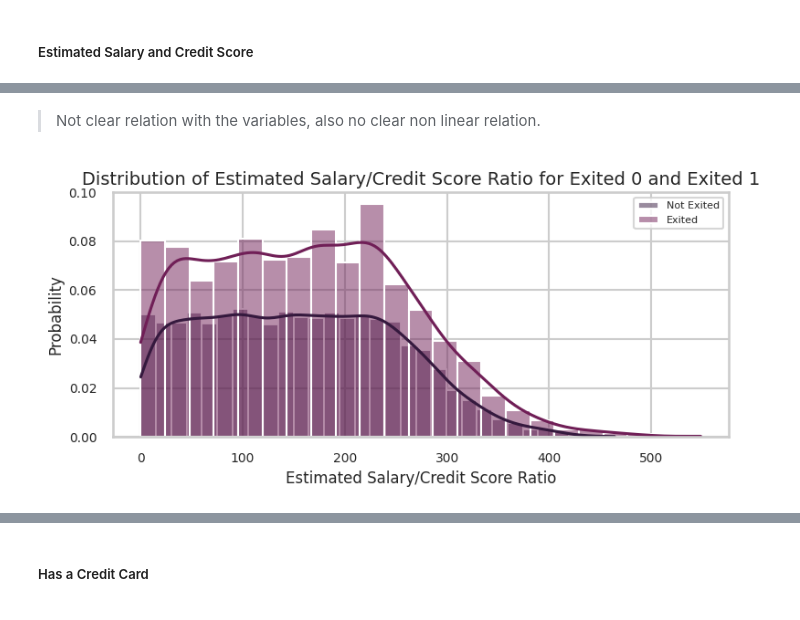
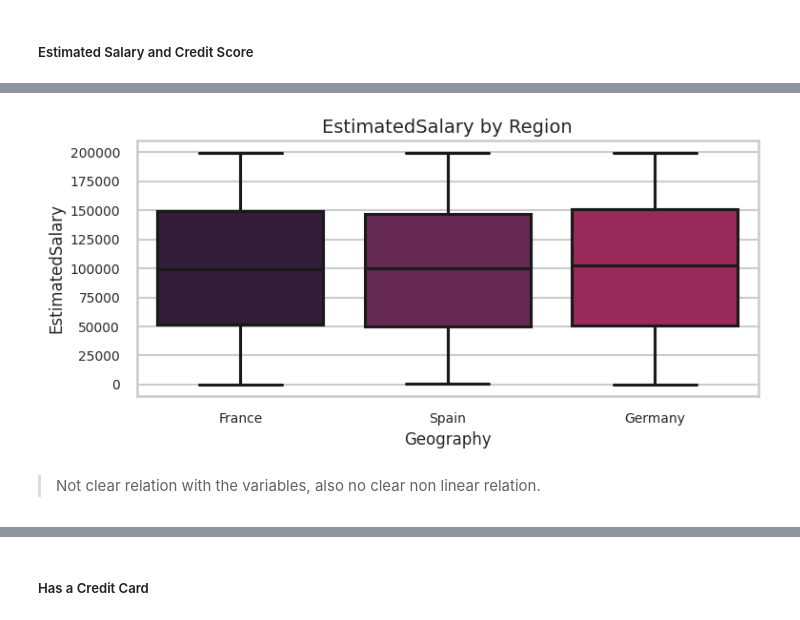
Before and after one commit to laizaparizotto/churn-prediction-kedro, a Jupyter notebook: churn-prediction/notebooks/EDA.ipynb, the cells around one changed output, grey strips where cells are left out. Saved outputs shown, nothing was run; the diff lists cells and outputs as text; code cells hidden in the pictures.

```diff
--- a/churn-prediction/notebooks/EDA.ipynb
+++ b/churn-prediction/notebooks/EDA.ipynb
@@ -433,25 +432,13 @@ plt.show()
+# %%
+format_seaborn_plots()
+
+# Estimated Salary by Geography
+sns.boxplot(x='Geography', y='EstimatedSalary', data=df)
+plt.title('EstimatedSalary by Region')
+plt.xlabel('Geography')
+plt.ylabel('EstimatedSalary')
+plt.show()
+# %% [output]
+[figure, added]
 # %% [markdown]
 > Not clear relation with the variables, also no clear non linear relation.
-# %%
-format_seaborn_plots()
-
-df['EstimatedSalary_CreditScore_Ratio'] = df['EstimatedSalary'] / df['CreditScore']
-
-# Plot histogram for 'EstimatedSalary_CreditScore_Ratio' column for 'Exited' == 0
-sns.histplot(data=df[df['Exited'] == 0], x='EstimatedSalary_CreditScore_Ratio', label='Not Exited', alpha=0.5, stat='probability', kde=True)
-
-# Plot histogram for 'EstimatedSalary_CreditScore_Ratio' column for 'Exited' == 1
-sns.histplot(data=df[df['Exited'] == 1], x='EstimatedSalary_CreditScore_Ratio', label='Exited', alpha=0.5, stat='probability', kde=True)
-
-# Set plot labels and title
-plt.xlabel('Estimated Salary/Credit Score Ratio')
-plt.ylabel('Probability')
-plt.title('Distribution of Estimated Salary/Credit Score Ratio for Exited 0 and Exited 1')
-
-# Add legend
-plt.legend()
-
-# Show the plot
-plt.show()
-# %% [output]
-[figure, removed]
```
Also changed, not shown: parts of 11 cells of this notebook, 3 other files.
